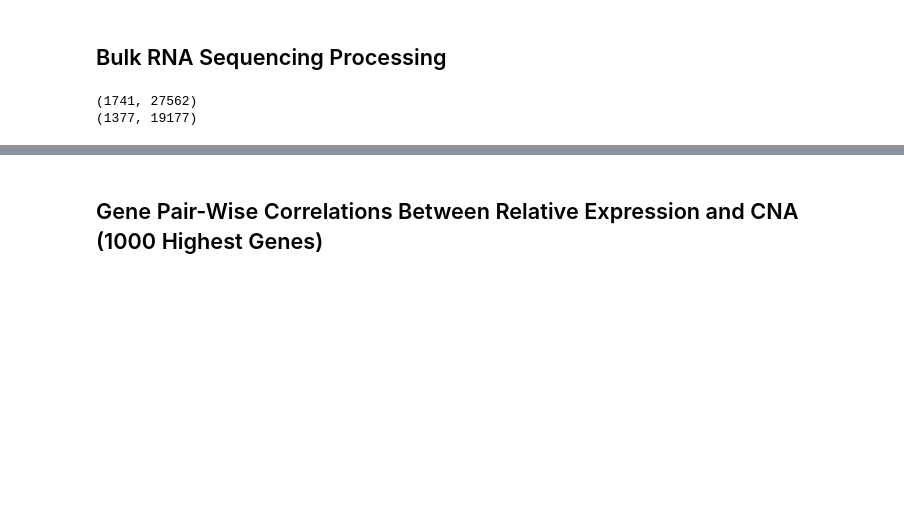
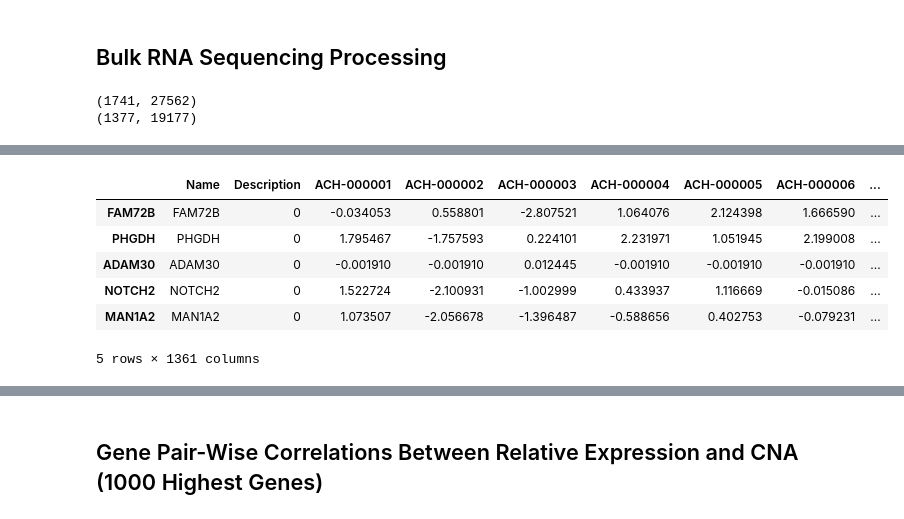
Before and after one commit to sanju99/biophys206_finalProject, a Jupyter notebook: bulkRNA_init.ipynb, the cells around one changed output, grey strips where cells are left out. Drawn from its saved outputs; the diff is of its cells as text; code cells hidden in the pictures; blank space fills up the shorter version.

Commit message:
Added GSEA attempt

```diff
--- a/bulkRNA_init.ipynb
+++ b/bulkRNA_init.ipynb
@@ -29,7 +36,8 @@ def read_process_data(fName):
     return df
 # %%
 # cn = copy number
-df_cn = read_process_data("data/bulk/CCLE_gene_cn.csv")
+df_cn = read_process_data("../../Classes/Fall 2021/Biophys 206/Final Project/data/bulk/CCLE_gene_cn.csv")
+# df_cn = read_process_data("../data/bulk/CCLE_gene_cn.csv")
 
 # 27562 Genes
 # 1741 Cell Lines
@@ -37,16 +45,18 @@ df_cn = read_process_data("data/bulk/CCLE_gene_cn.csv")
 # 37 Lineages
 
 # bulk expression data
-df_expr = read_process_data("data/bulk/CCLE_expression.csv")
+df_expr = read_process_data("../../Classes/Fall 2021/Biophys 206/Final Project/data/bulk/CCLE_expression.csv")
+# df_expr = read_process_data("../data/bulk/CCLE_expression.csv")
 
 # 19177 Genes
 # 1377 Cell Lines
 # 33 Primary Diseases
 # 37 Lineages
 
-df_metadata = pd.read_csv("data/bulk/sample_info.csv")
-
-df_locus = pd.read_csv("data/bulk/gene_locus.csv")
+df_metadata = pd.read_csv("../../Classes/Fall 2021/Biophys 206/Final Project/data/bulk/sample_info.csv")
+# df_metadata = pd.read_csv("../data/bulk/sample_info.csv")
+df_locus = pd.read_csv("../../Classes/Fall 2021/Biophys 206/Final Project/data/bulk/gene_locus.csv")
+# df_locus = pd.read_csv("../data/bulk/gene_locus.csv")
 # %% [output]
 (1741, 27562)
 (1377, 19177)
@@ -115,4 +125,14 @@ def highest_genes(num_highest):
 
     return RE_high, expr_high, CN_high
 # %%
-RE_high, expr_high, CN_high = highest_genes(1000)
+RE_high, expr_high, CN_high = highest_genes(7000)
+# %%
+tissues_only = [metadata.CCLE_Name.values[i].split("_", 1)[-1] for i in range(len(metadata))]
+
+print(f"{len(np.unique(tissues_only))} tissue types")
+
+# dictionary of the tissues that each cell line comes from
+tissue_cell_lines = dict(zip(RE_high.index, tissues_only))
+
+RE_high["Tissue"] = tissues_only
+CN_high["Tissue"] = tissues_only
@@ -118,0 +190,20 @@ RE_high, expr_high, CN_high = highest_genes(1000)
+# %%
+df_feat_gsea = RE_high.iloc[:, :-1].T
+
+# add Name and Description columns
+df_feat_gsea["Name"] = df_feat_gsea.index
+df_feat_gsea["Description"] = np.zeros(len(df_feat_gsea)).astype(int)
+
+# rearrange columns so that Name and Description are at the beginning
+df_feat_gsea = df_feat_gsea[["Name", "Description"] + list(df_feat_gsea.columns[:-2])]
+
+# check dataframe
+df_feat_gsea.head()
+# %% [output]
+|  | Name | Description | ACH-000001 | ACH-000002 | ACH-000003 | ACH-000004 | ACH-000005 | ACH-000006 | ... |
+| FAM72B | FAM72B | 0 | -0.034053 | 0.558801 | -2.807521 | 1.064076 | 2.124398 | 1.666590 | ... |
+| PHGDH | PHGDH | 0 | 1.795467 | -1.757593 | 0.224101 | 2.231971 | 1.051945 | 2.199008 | ... |
+| ADAM30 | ADAM30 | 0 | -0.001910 | -0.001910 | 0.012445 | -0.001910 | -0.001910 | -0.001910 | ... |
+| NOTCH2 | NOTCH2 | 0 | 1.522724 | -2.100931 | -1.002999 | 0.433937 | 1.116669 | -0.015086 | ... |
+| MAN1A2 | MAN1A2 | 0 | 1.073507 | -2.056678 | -1.396487 | -0.588656 | 0.402753 | -0.079231 | ... |
+5 rows × 1361 columns
```
Also changed, not shown: parts of 13 cells of this notebook.
